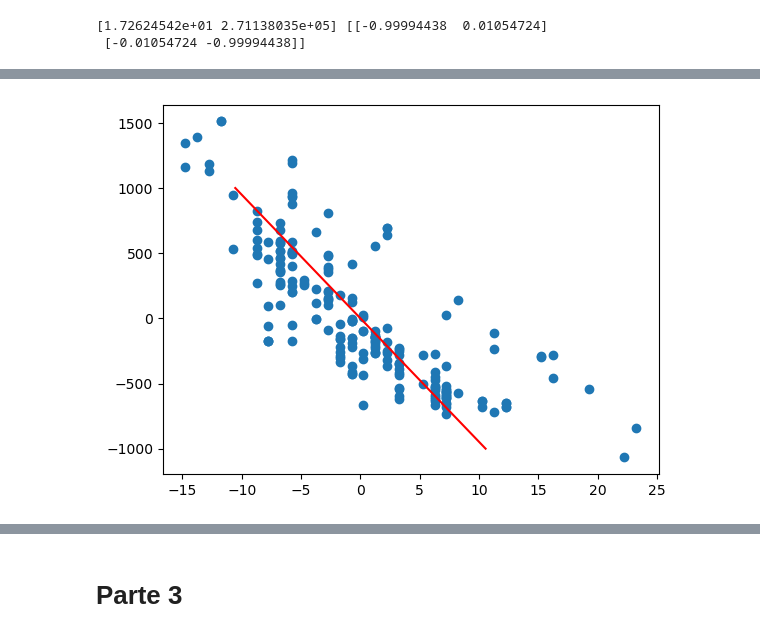
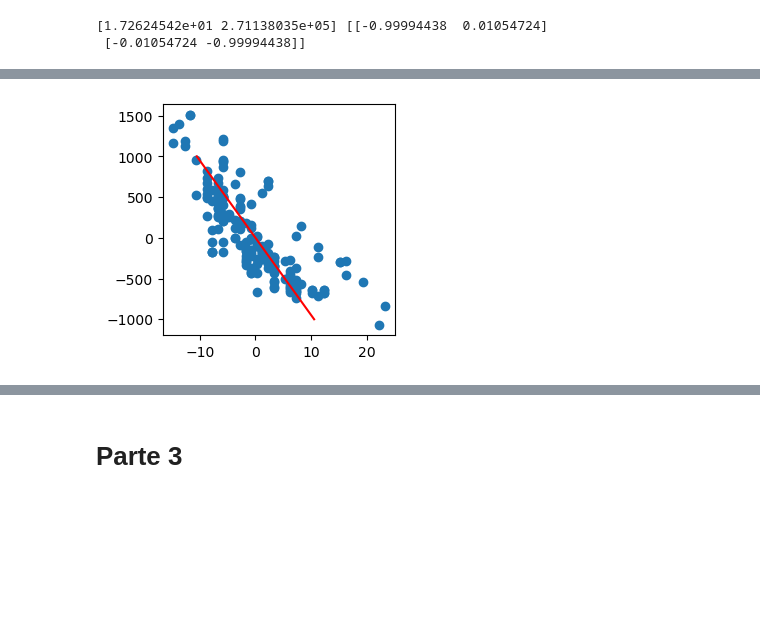
Before and after one commit to tiagoft/alglin, a Jupyter notebook: notebooks/05-autovetores_e_autovetores.ipynb, the cells around one changed output, grey strips where cells are left out. Drawn from its saved outputs; the diff is of its cells as text; code cells hidden in the pictures; blank space fills up the shorter version.

```diff
--- a/notebooks/05-autovetores_e_autovetores.ipynb
+++ b/notebooks/05-autovetores_e_autovetores.ipynb
@@ -497,12 +498,12 @@ v1 = v[:,1]
 # %%
 X = df.to_numpy()
 X = X - np.mean(X, axis=0, keepdims=True) # Linha 2
-plt.figure()
+plt.figure(figsize=(3,3))
 plt.scatter(X[:,0], X[:,1])
 plt.plot([-v1[0]*1000, v1[0]*1000], [-v1[1]*1000, v1[1]*1000], 'r')
 plt.show()
 # %% [output]
-[figure, old version]
+[figure, new version]
 # %% [markdown]
 # Exercício 10
 *Objetivo: fazer uma projeção PCA como uma mudança de bases*
```
Also changed, not shown: parts of 21 cells of this notebook, 3 other files.
